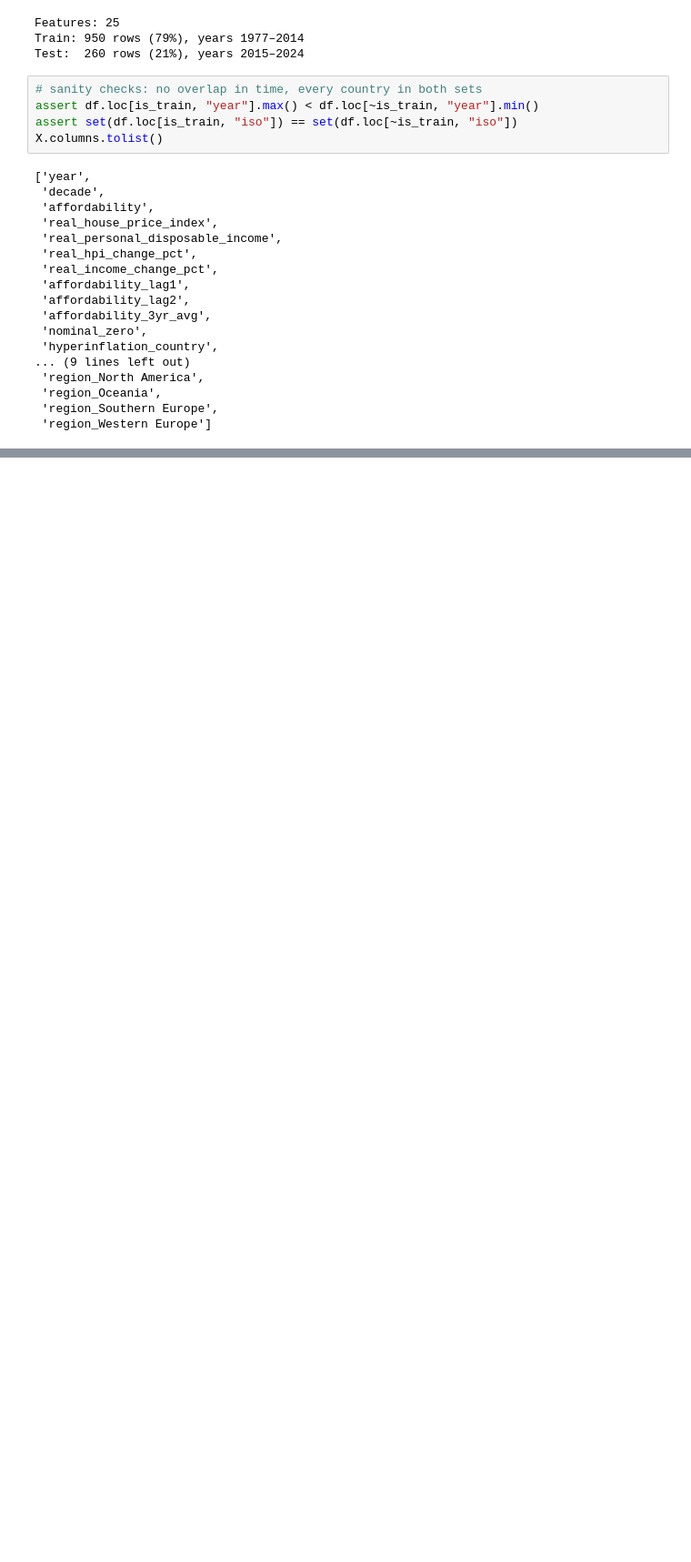
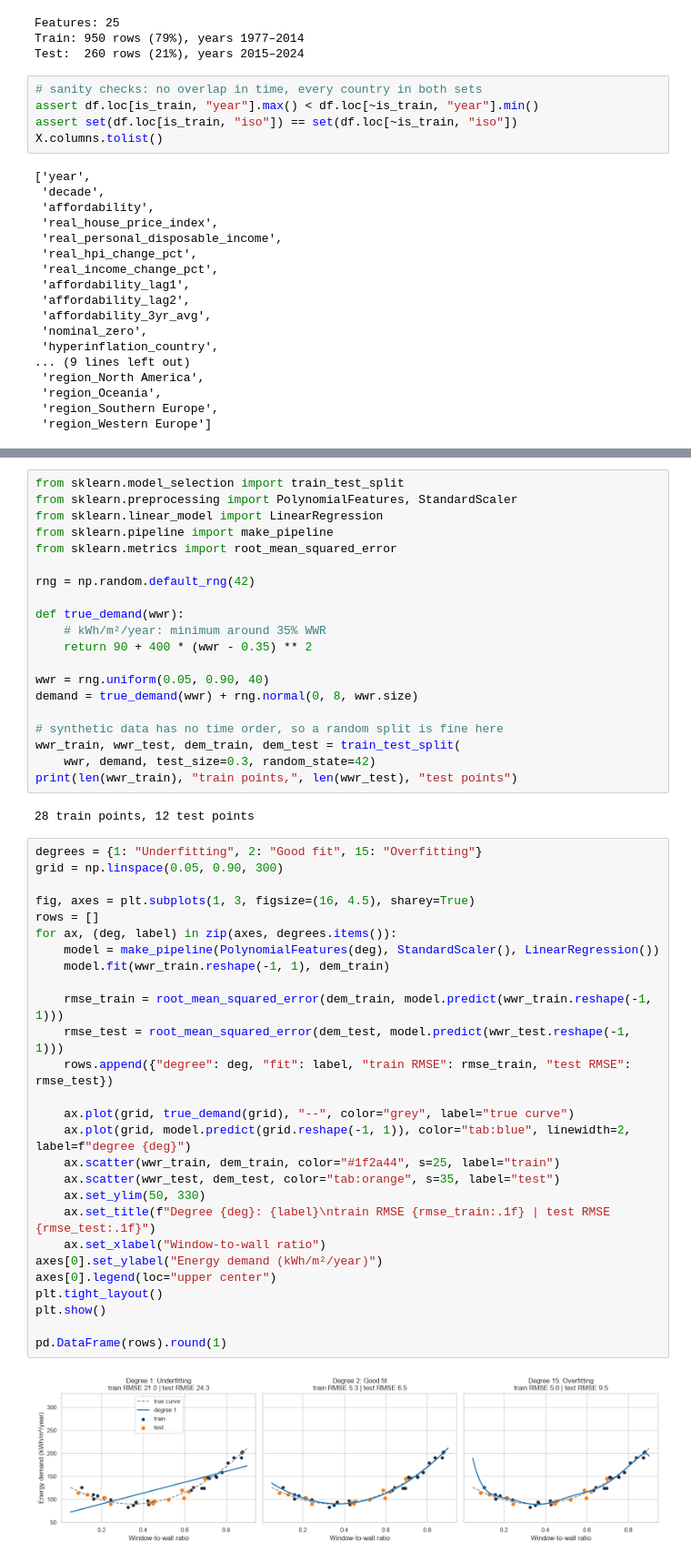
Before and after one commit to iaac-maai/Group8-day1-assignment, a Jupyter notebook: notebook/Day2_models.ipynb, the cells around one changed output, grey strips where cells are left out. Shown at 91% size. Drawn from its saved outputs; the diff is of its cells as text; blank space fills up the shorter version.

Commit message:
Day 2: add section 1.2 underfitting and overfitting

```diff
--- a/notebook/Day2_models.ipynb
+++ b/notebook/Day2_models.ipynb
@@ -115,0 +131,51 @@ X.columns.tolist()
+# %%
+from sklearn.model_selection import train_test_split
+from sklearn.preprocessing import PolynomialFeatures, StandardScaler
+from sklearn.linear_model import LinearRegression
+from sklearn.pipeline import make_pipeline
+from sklearn.metrics import root_mean_squared_error
+
+rng = np.random.default_rng(42)
+
+def true_demand(wwr):
+    # kWh/m²/year: minimum around 35% WWR
+    return 90 + 400 * (wwr - 0.35) ** 2
+
+wwr = rng.uniform(0.05, 0.90, 40)
+demand = true_demand(wwr) + rng.normal(0, 8, wwr.size)
+
+# synthetic data has no time order, so a random split is fine here
+wwr_train, wwr_test, dem_train, dem_test = train_test_split(
+    wwr, demand, test_size=0.3, random_state=42)
+print(len(wwr_train), "train points,", len(wwr_test), "test points")
+# %% [output]
+28 train points, 12 test points
+# %%
+degrees = {1: "Underfitting", 2: "Good fit", 15: "Overfitting"}
+grid = np.linspace(0.05, 0.90, 300)
+
+fig, axes = plt.subplots(1, 3, figsize=(16, 4.5), sharey=True)
+rows = []
+for ax, (deg, label) in zip(axes, degrees.items()):
+    model = make_pipeline(PolynomialFeatures(deg), StandardScaler(), LinearRegression())
+    model.fit(wwr_train.reshape(-1, 1), dem_train)
+
+    rmse_train = root_mean_squared_error(dem_train, model.predict(wwr_train.reshape(-1, 1)))
+    rmse_test = root_mean_squared_error(dem_test, model.predict(wwr_test.reshape(-1, 1)))
+    rows.append({"degree": deg, "fit": label, "train RMSE": rmse_train, "test RMSE": rmse_test})
+
+    ax.plot(grid, true_demand(grid), "--", color="grey", label="true curve")
+    ax.plot(grid, model.predict(grid.reshape(-1, 1)), color="tab:blue", linewidth=2, label=f"degree {deg}")
+    ax.scatter(wwr_train, dem_train, color="#1f2a44", s=25, label="train")
+    ax.scatter(wwr_test, dem_test, color="tab:orange", s=35, label="test")
+    ax.set_ylim(50, 330)
+    ax.set_title(f"Degree {deg}: {label}\ntrain RMSE {rmse_train:.1f} | test RMSE {rmse_test:.1f}")
+    ax.set_xlabel("Window-to-wall ratio")
+axes[0].set_ylabel("Energy demand (kWh/m²/year)")
+axes[0].legend(loc="upper center")
+plt.tight_layout()
+plt.show()
+
+pd.DataFrame(rows).round(1)
+# %% [output]
+[figure, added]
```
Also changed, not shown: parts of 7 cells of this notebook.
